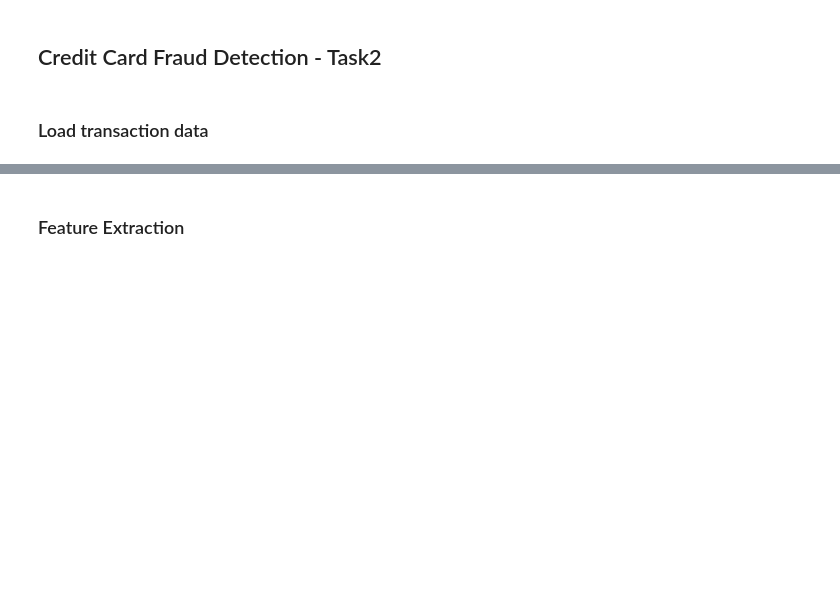
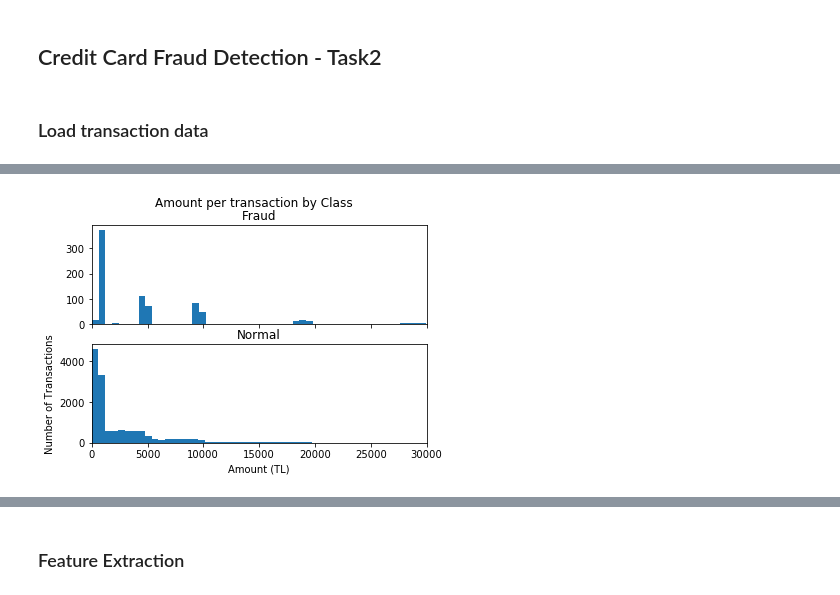
Before and after one commit to onuralpyigit/CreditCardFraudDetection, a Jupyter notebook: src/main/python/Task2.ipynb, the cells around one changed output, grey strips where cells are left out. Cells and saved outputs as stored; diff of their text form; code cells hidden in the pictures; blank space fills up the shorter version.

```diff
--- a/src/main/python/Task2.ipynb
+++ b/src/main/python/Task2.ipynb
@@ -33,0 +64,3 @@ transaction_data.shape
+# %%
+normal_transaction_data = transaction_data[transaction_data["Class"] == '0']
+normal_transaction_data["Amount"].describe()
@@ -33,0 +77,3 @@ transaction_data.shape
+# %%
+fraud_transaction_data = transaction_data[transaction_data["Class"] == '1']
+fraud_transaction_data["Amount"].describe()
@@ -33,0 +90,18 @@ transaction_data.shape
+# %%
+f, (ax1, ax2) = plt.subplots(2, 1, sharex=True)
+f.suptitle('Amount per transaction by Class')
+
+bins = 50
+
+ax1.hist(fraud_transaction_data.Amount, bins = bins)
+ax1.set_title('Fraud')
+
+ax2.hist(normal_transaction_data.Amount, bins = bins)
+ax2.set_title('Normal')
+
+plt.xlabel('Amount (TL)')
+plt.ylabel('Number of Transactions')
+plt.xlim((0, 30000))
+plt.show();
+# %% [output]
+[figure, added]
```
Also changed, not shown: parts of 16 cells of this notebook, 1 other file.
